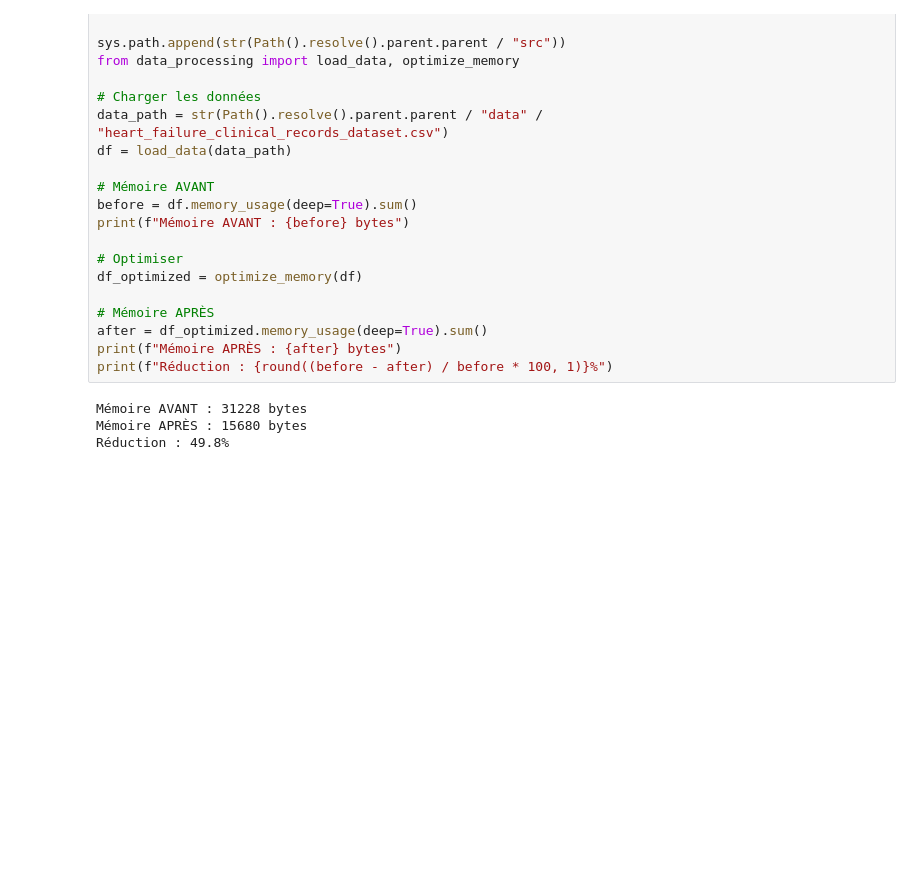
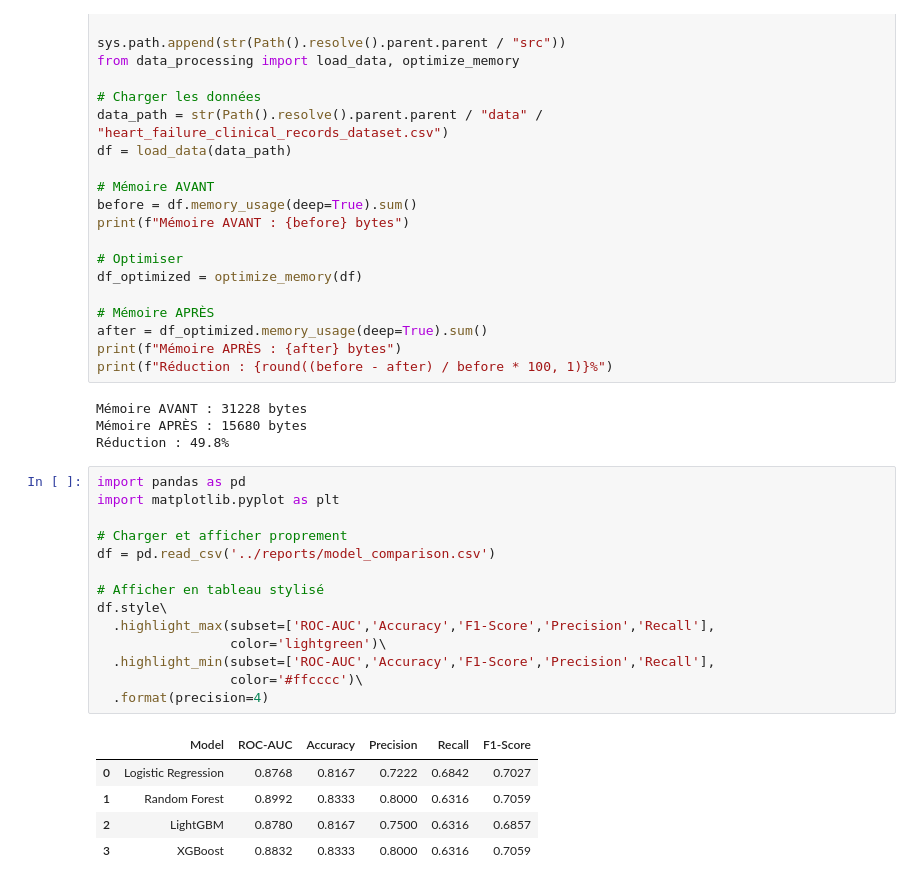
Before and after one commit to KHaOUla014/heart-failure-prediction-groupe21, a Jupyter notebook: notebooks/eda.ipynb, the cells around one changed output. Saved outputs shown, nothing was run; the diff lists cells and outputs as text; blank space fills up the shorter version.

Commit message:
Correction and Visualization
Correcting the shap summary and visualizing the SMOTE and model comparisons in the notebook

```diff
--- a/notebooks/eda.ipynb
+++ b/notebooks/eda.ipynb
@@ -144,3 +144,23 @@ print(f"Réduction : {round((before - after) / before * 100, 1)}%")
 Mémoire AVANT : 31228 bytes
 Mémoire APRÈS : 15680 bytes
 Réduction : 49.8%
+# %%
+import pandas as pd
+import matplotlib.pyplot as plt
+
+# Charger et afficher proprement
+df = pd.read_csv('../reports/model_comparison.csv')
+
+# Afficher en tableau stylisé
+df.style\
+  .highlight_max(subset=['ROC-AUC','Accuracy','F1-Score','Precision','Recall'],
+                 color='lightgreen')\
+  .highlight_min(subset=['ROC-AUC','Accuracy','F1-Score','Precision','Recall'],
+                 color='#ffcccc')\
+  .format(precision=4)
+# %% [output]
+|  | Model | ROC-AUC | Accuracy | Precision | Recall | F1-Score |
+| 0 | Logistic Regression | 0.8768 | 0.8167 | 0.7222 | 0.6842 | 0.7027 |
+| 1 | Random Forest | 0.8992 | 0.8333 | 0.8000 | 0.6316 | 0.7059 |
+| 2 | LightGBM | 0.8780 | 0.8167 | 0.7500 | 0.6316 | 0.6857 |
+| 3 | XGBoost | 0.8832 | 0.8333 | 0.8000 | 0.6316 | 0.7059 |
```
Also changed, not shown: parts of 1 cell of this notebook, 4 other files.
